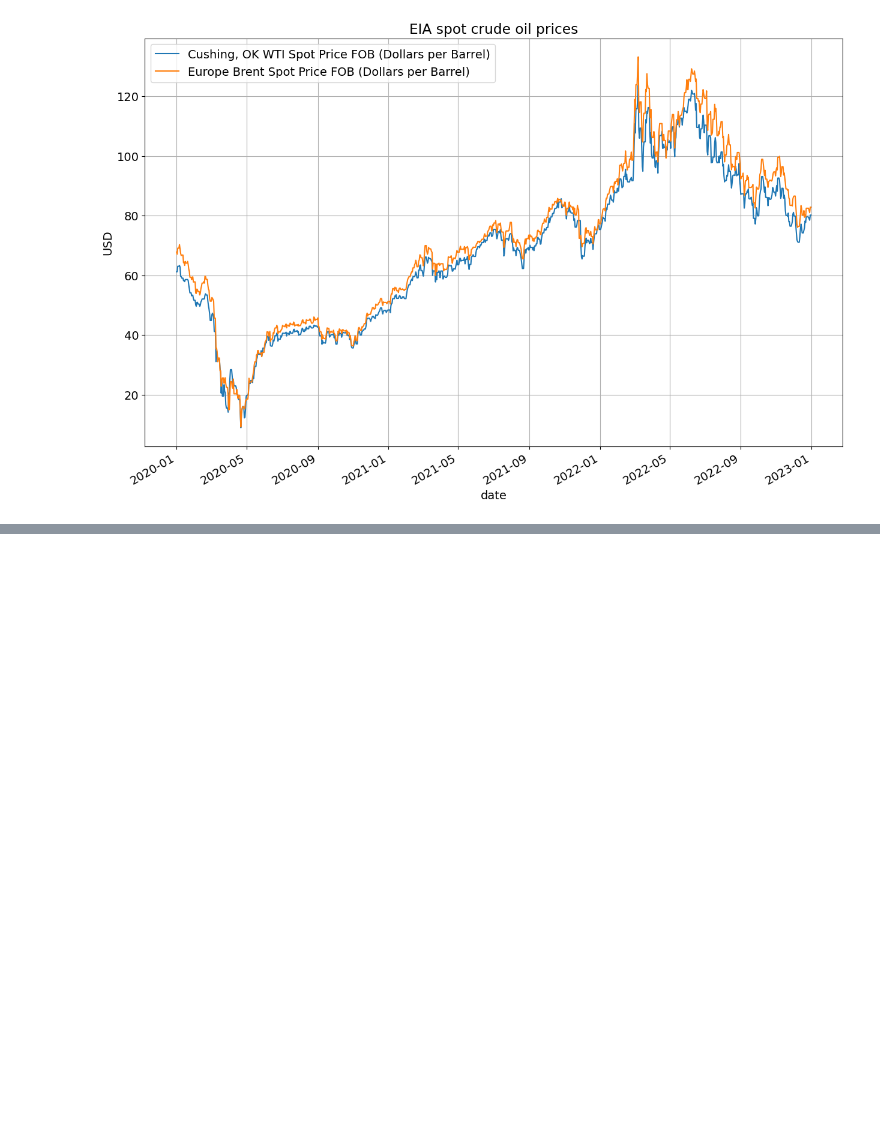
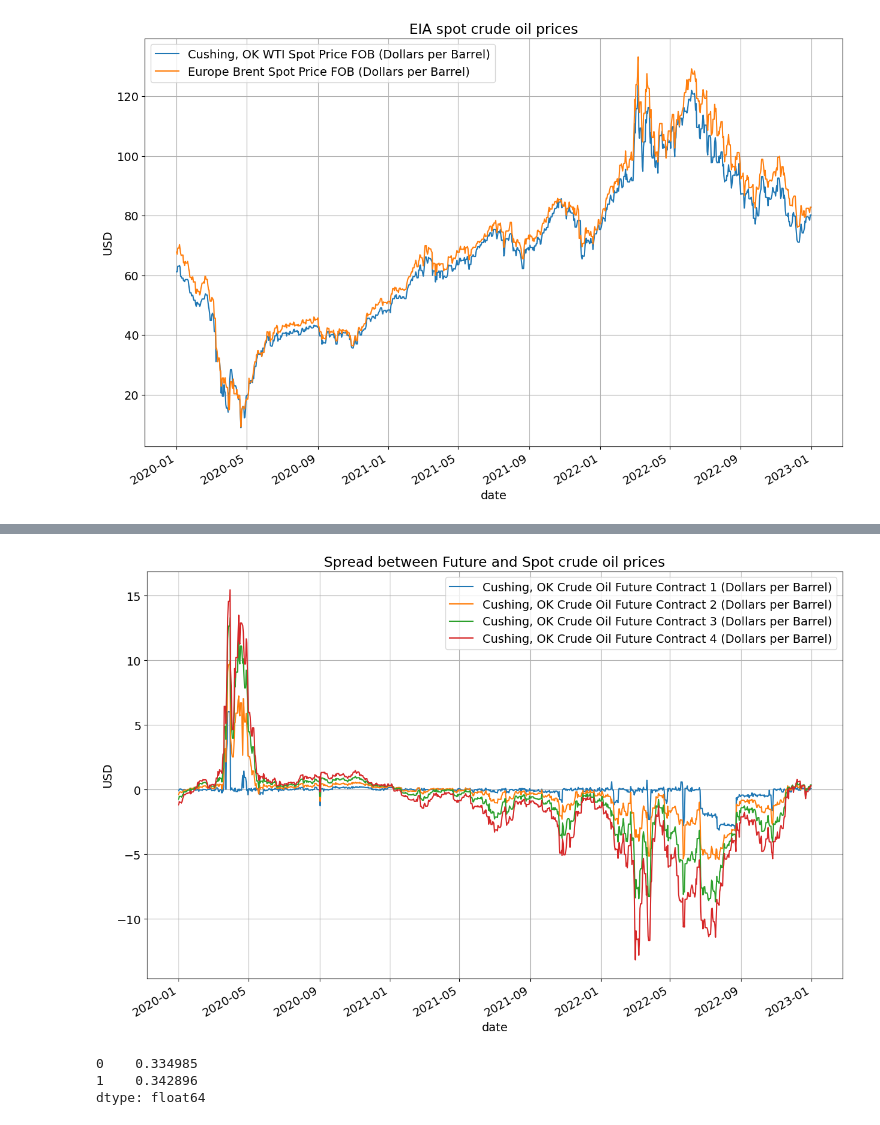
Before and after one commit to S-Dassou/crude_analysis_project, a Jupyter notebook: crude_fs_analysis_2020_22.ipynb, the cells around one changed output, grey strips where cells are left out. Cells and saved outputs as stored; diff of their text form; code cells hidden in the pictures; blank space fills up the shorter version.

```diff
--- a/crude_fs_analysis_2020_22.ipynb
+++ b/crude_fs_analysis_2020_22.ipynb
@@ -107,3 +107,5 @@ plt.ylabel('USD');
 #removed dates where crude oil prices are negative
 # %% [output]
 [figure]
+# %%
+spot_prices = spot_prices.iloc[:, 0]
@@ -109,0 +138,3 @@ plt.ylabel('USD');
+# %%
+calendar_spread = future_prices - pd.concat([spot_prices] * 4, axis=1).values
+calendar_spread
@@ -109,0 +155,6 @@ plt.ylabel('USD');
+# %%
+calendar_spread.plot(title='Spread between Future and Spot crude oil prices', grid=True)
+plt.xlabel('date')
+plt.ylabel('USD');
+# %% [output]
+[figure, added]
@@ -109,0 +170,6 @@ plt.ylabel('USD');
+# %%
+crosscorr(calendar_spread, floating_storage, lags=[0, 1])
+# %% [output]
+0    0.334985
+1    0.342896
+dtype: float64
```
Also changed, not shown: parts of 15 cells of this notebook.
